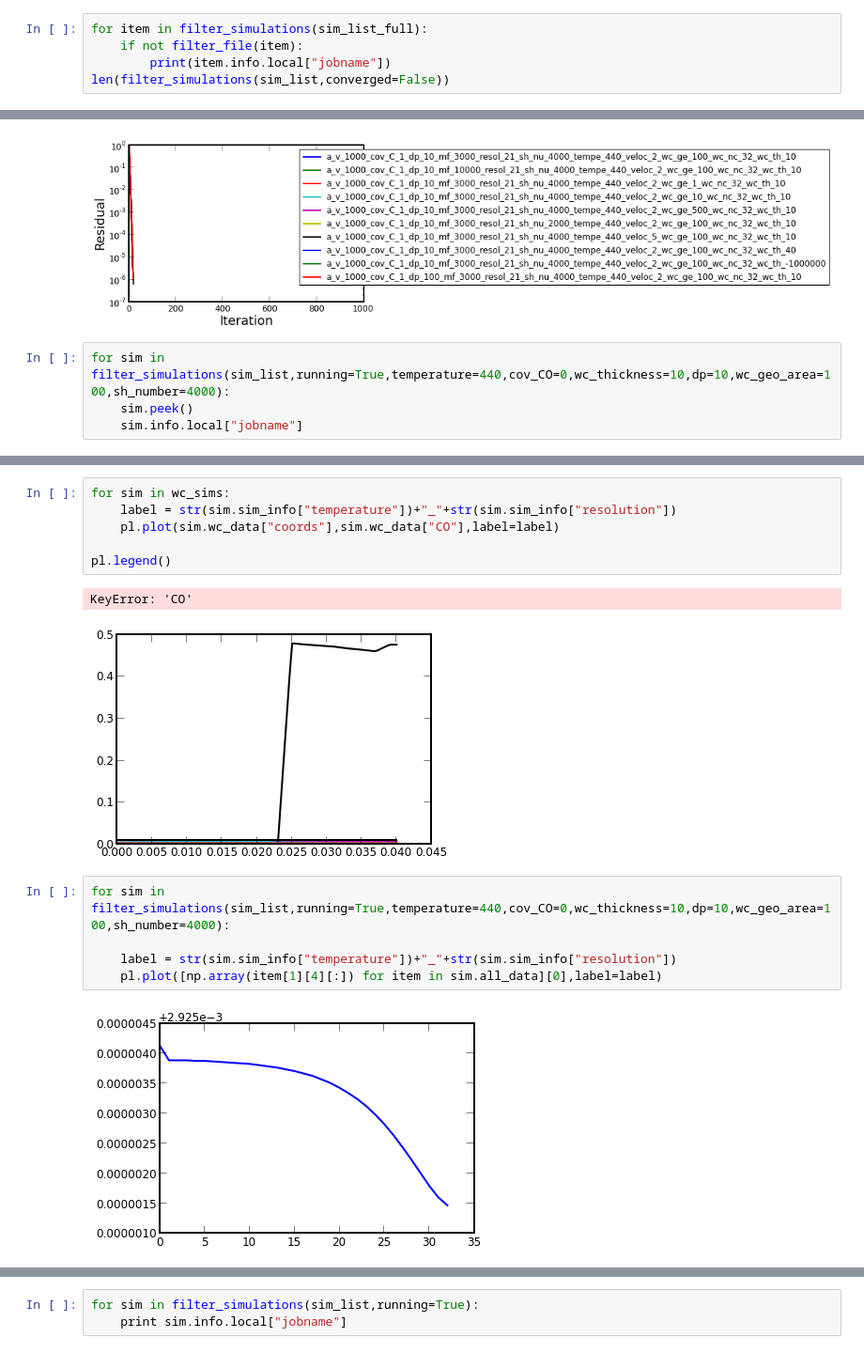
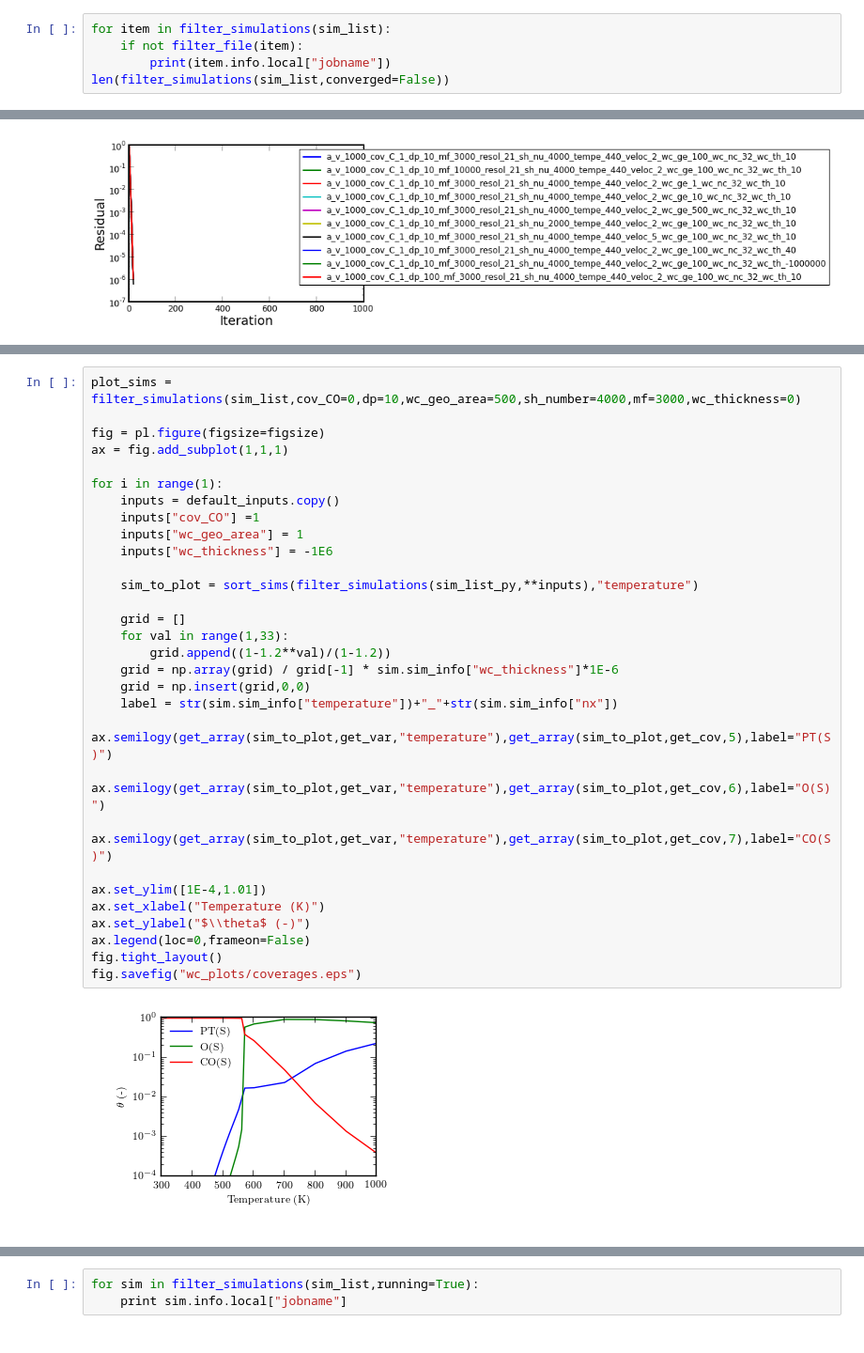
Before and after one commit to janvonrickenbach/sim-note-books, a Jupyter notebook: 1D-washcoat_tests.ipynb, the cells around one changed output, grey strips where cells are left out. Shown at 94% size. Drawn from its saved outputs; the diff is of its cells as text.

```diff
--- a/1D-washcoat_tests.ipynb
+++ b/1D-washcoat_tests.ipynb
@@ -567,5 +686,5 @@ for par,vals in par_inputs.iteritems():
 # %%
-for item in filter_simulations(sim_list_full):
+for item in filter_simulations(sim_list):
     if not filter_file(item):
         print(item.info.local["jobname"])
 len(filter_simulations(sim_list,converged=False))
@@ -623,7 +737,3 @@ ax.legend(legendlist,bbox_to_anchor=(3,1))
 # 89: Phase01_Species05Linf(relative)                            #
 <matplotlib.legend.Legend at 0x...>
 [figure]
-# %%
-for sim in filter_simulations(sim_list,running=True,temperature=440,cov_CO=0,wc_thickness=10,dp=10,wc_geo_area=100,sh_number=4000):
-    sim.peek()
-    sim.info.local["jobname"]
@@ -682,16 +783,32 @@ a_v_1000_cov_C_0_dp_100_mf_3000_resol_21_sh_nu_4000_tempe_1100_veloc_2_wc_ge_100
-# %%
-for sim in wc_sims:
-    label = str(sim.sim_info["temperature"])+"_"+str(sim.sim_info["resolution"])
-    pl.plot(sim.wc_data["coords"],sim.wc_data["CO"],label=label)
-
-pl.legend()
-# %% [output]
-KeyError: 'CO'
-[figure, removed]
-# %%
-for sim in filter_simulations(sim_list,running=True,temperature=440,cov_CO=0,wc_thickness=10,dp=10,wc_geo_area=100,sh_number=4000):
-
-    label = str(sim.sim_info["temperature"])+"_"+str(sim.sim_info["resolution"])
-    pl.plot([np.array(item[1][4][:]) for item in sim.all_data][0],label=label)
-# %% [output]
-[figure, removed]
+# %%
+plot_sims = filter_simulations(sim_list,cov_CO=0,dp=10,wc_geo_area=500,sh_number=4000,mf=3000,wc_thickness=0)
+
+fig = pl.figure(figsize=figsize)
+ax = fig.add_subplot(1,1,1)
+
+for i in range(1):
+    inputs = default_inputs.copy()
+    inputs["cov_CO"] =1
+    inputs["wc_geo_area"] = 1
+    inputs["wc_thickness"] = -1E6
+
+    sim_to_plot = sort_sims(filter_simulations(sim_list_py,**inputs),"temperature")
+
+    grid = []
+    for val in range(1,33):
+        grid.append((1-1.2**val)/(1-1.2))
+    grid = np.array(grid) / grid[-1] * sim.sim_info["wc_thickness"]*1E-6
+    grid = np.insert(grid,0,0)
+    label = str(sim.sim_info["temperature"])+"_"+str(sim.sim_info["nx"])
+    ax.semilogy(get_array(sim_to_plot,get_var,"temperature"),get_array(sim_to_plot,get_cov,5),label="PT(S)")
+    ax.semilogy(get_array(sim_to_plot,get_var,"temperature"),get_array(sim_to_plot,get_cov,6),label="O(S)")
+    ax.semilogy(get_array(sim_to_plot,get_var,"temperature"),get_array(sim_to_plot,get_cov,7),label="CO(S)")
+
+ax.set_ylim([1E-4,1.01])
+ax.set_xlabel("Temperature (K)")
+ax.set_ylabel("$\\theta$ (-)")
+ax.legend(loc=0,frameon=False)
+fig.tight_layout()
+fig.savefig("wc_plots/coverages.eps")
+# %% [output]
+[figure, added]
```
Also changed, not shown: parts of 62 cells of this notebook.
